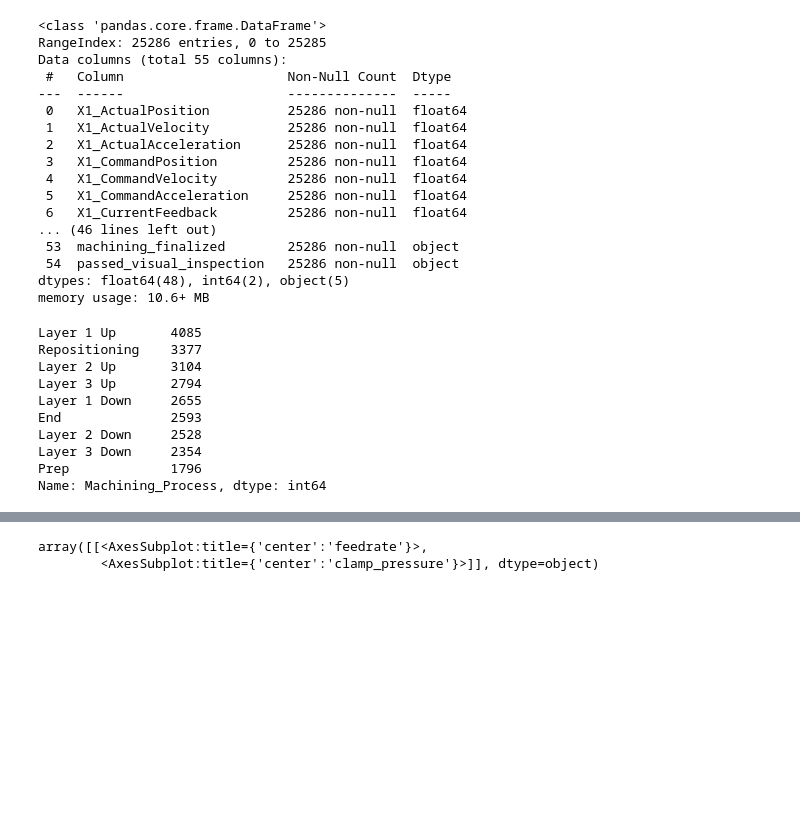
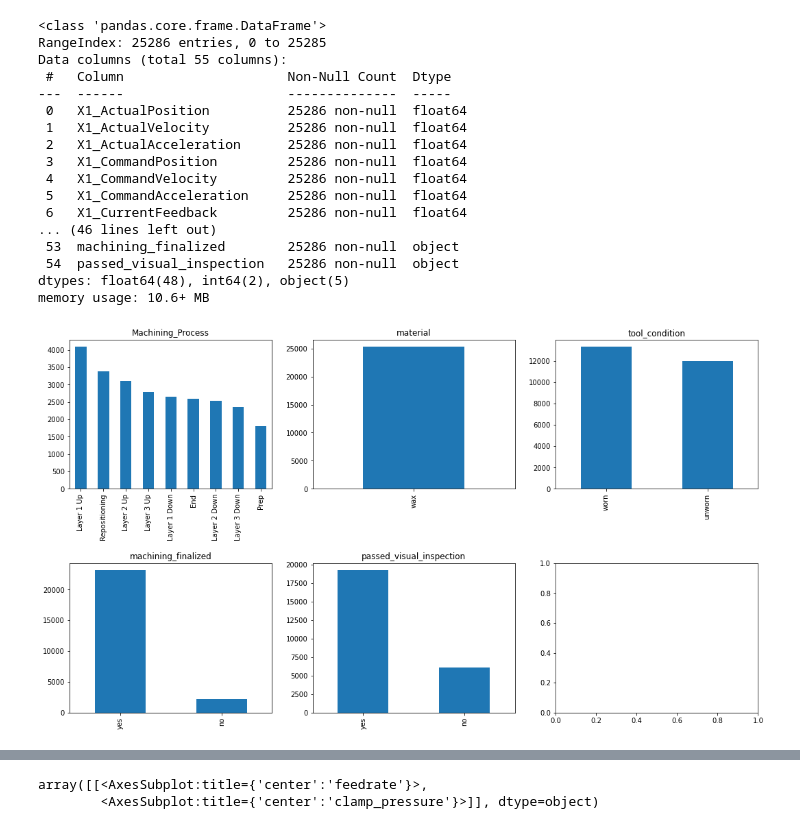
Before and after one commit to ie-ai-class/ai-2564-1, a Jupyter notebook: Topic 02 - Classification/T14_Perceptron_CNC.ipynb, the cells around one changed output, grey strips where cells are left out. Cells and saved outputs as stored; diff of their text form; code cells hidden in the pictures; blank space fills up the shorter version.

```diff
--- a/Topic 02 - Classification/T14_Perceptron_CNC.ipynb
+++ b/Topic 02 - Classification/T14_Perceptron_CNC.ipynb
@@ -194,16 +189,18 @@ Data columns (total 55 columns):
  54  passed_visual_inspection   25286 non-null  object
 dtypes: float64(48), int64(2), object(5)
 memory usage: 10.6+ MB
-# %%
-df['Machining_Process'].value_counts()
-# %% [output]
-Layer 1 Up       4085
-Repositioning    3377
-Layer 2 Up       3104
-Layer 3 Up       2794
-Layer 1 Down     2655
-End              2593
-Layer 2 Down     2528
-Layer 3 Down     2354
-Prep             1796
-Name: Machining_Process, dtype: int64
+# %%
+fig, ax = plt.subplots(2,3, figsize=(18,10),gridspec_kw={'hspace': 0.5, 'wspace': 0.2})
+df['Machining_Process'].value_counts().plot.bar(ax=ax[0][0])
+ax[0][0].set_title('Machining_Process')
+df['material'].value_counts().plot.bar(ax=ax[0][1])
+ax[0][1].set_title('material')
+df['tool_condition'].value_counts().plot.bar(ax=ax[0][2])
+ax[0][2].set_title('tool_condition')
+df['machining_finalized'].value_counts().plot.bar(ax=ax[1][0])
+ax[1][0].set_title('machining_finalized')
+df['passed_visual_inspection'].value_counts().plot.bar(ax=ax[1][1])
+ax[1][1].set_title('passed_visual_inspection')
+display()
+# %% [output]
+[figure, added]
```
Also changed, not shown: parts of 5 cells of this notebook.
